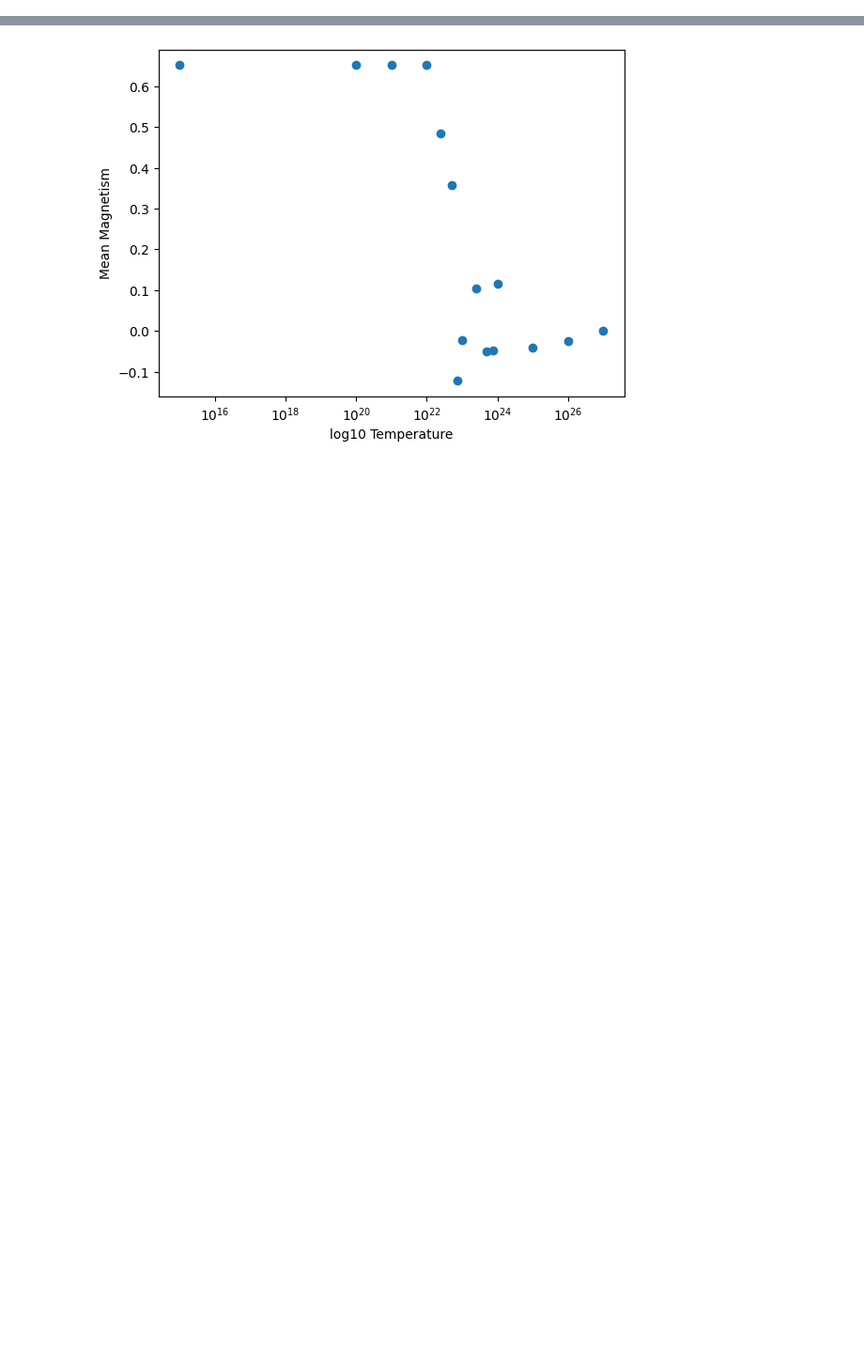
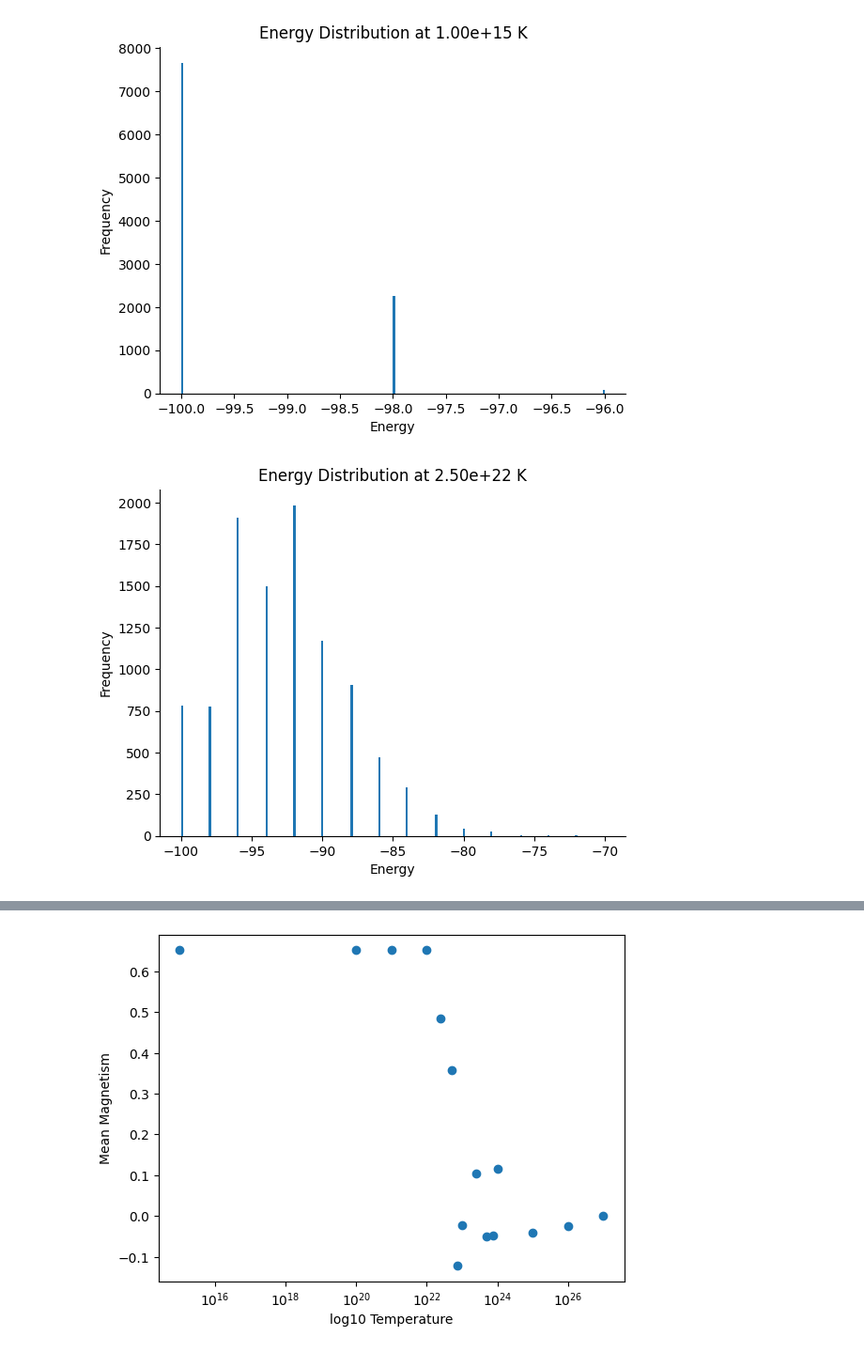
Before and after one commit to Iddmeister/IsingModel, a Jupyter notebook: visual.ipynb, the cells around one changed output, grey strips where cells are left out. Shown at 94% size. Drawn from its saved outputs; the diff is of its cells as text; code cells hidden in the pictures; blank space fills up the shorter version.

Commit message:
Plotted magnetism and energy

```diff
--- a/visual.ipynb
+++ b/visual.ipynb
@@ -17,7 +20,0 @@ for i in range(15):
-# %%
-for temperature in data.keys():
-
-    fig, ax = plt.subplots()
-    df = data[temperature]
-    ax.hist(df["energy"], bins=20)
-    ax.set_title(f"Energy Distribution at %s K" % "{:.2e}".format(temperature))
@@ -38,7 +20,0 @@ for temperature in data.keys():
-# %%
-for temperature in data.keys():
-
-    fig, ax = plt.subplots()
-    df = data[temperature]
-    ax.hist(df["magnetism"])
-    ax.set_title(f"Magnetism Distribution at %s K" % "{:.2e}".format(temperature))
@@ -58,0 +21,47 @@ for temperature in data.keys():
+# %%
+def plotEnergyHist(temperature):
+    fig, ax = plt.subplots()
+    df = data[temperature]
+    ax.hist(df["energy"], bins=200)
+    ax.set_title(f"Energy Distribution at %s K" % "{:.2e}".format(temperature))
+    ax.set_xlabel("Energy")
+    ax.set_ylabel("Frequency")
+    ax.spines['top'].set_color('#FFFFFF')
+    ax.spines['right'].set_color('#FFFFFF')
+    return fig, ax
+
+fig, ax = plotEnergyHist(1e15)
+fig.savefig("images/Energy_Histogram_1D_1e15K")
+fig, ax = plotEnergyHist(2.5e22)
+fig.savefig("images/Energy_Histogram_1D_2_5e22K")
+fig, ax = plotEnergyHist(5e22)
+fig.savefig("images/Energy_Histogram_1D_5e22K")
+
+plotEnergyHist(1e23)
+plotEnergyHist(1e25)
+fig, ax = plotEnergyHist(1e27)
+fig.savefig("images/Energy_Histogram_1D_1e27K")
+
+fig, ax = plt.subplots()
+
+temperatures = [2.5e22, 5e22, 1e23, 1e25]
+colors = ["blue", "green", "orange", "red"]
+
+for t in range(len(temperatures)):
+    temperature = temperatures[t]
+    df = data[temperature]
+    ax.hist(df["energy"], bins=100, label=f"%s" % "{:.2e}".format(temperature), color=colors[t])
+
+
+ax.spines['top'].set_color('#FFFFFF')
+ax.spines['right'].set_color('#FFFFFF')
+ax.legend(title="Temperature / K")
+ax.set_ylabel("Frequency")
+ax.set_xlabel("Energy")
+
+fig.savefig("images/Energy_Histogram_Multiple_Temps_1D")
+# ax.set_xlim(-120, 10)
+    # ax.set_title(f"Energy Distribution at %s K" % "{:.2e}".format(temperature))
+# %% [output]
+[figure, added]
+[figure, added]
```
Also changed, not shown: parts of 7 cells of this notebook, 18 other files.
